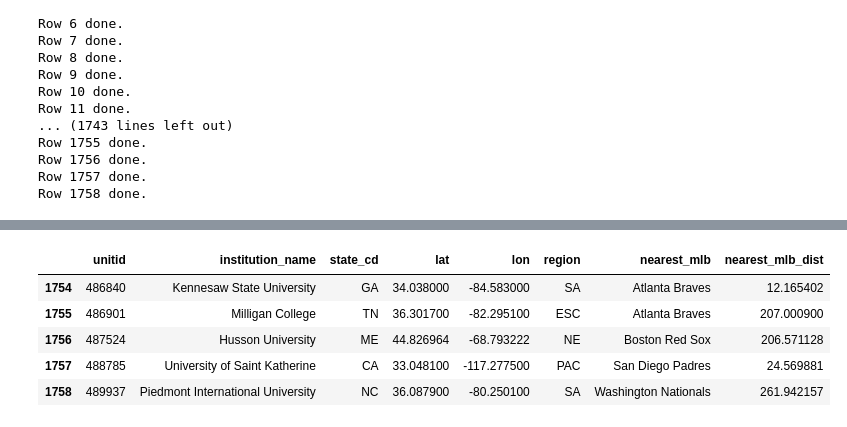
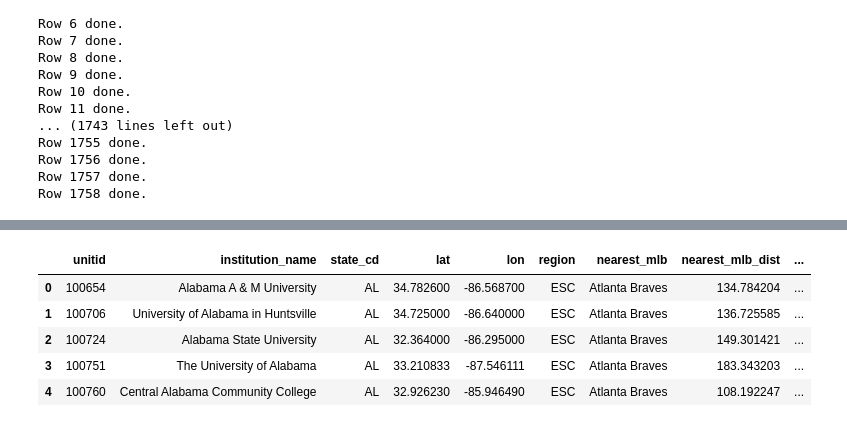
Before and after one commit to ean-maloney/final_project, a Jupyter notebook: Data Transform/get_nearest_teams.ipynb, the cells around one changed output, grey strips where cells are left out. Drawn from its saved outputs; the diff is of its cells as text; code cells hidden in the pictures.

Commit message:
Added school_geo.csv

```diff
--- a/Data Transform/get_nearest_teams.ipynb
+++ b/Data Transform/get_nearest_teams.ipynb
@@ -170,3 +141,25 @@ Row 1755 done.
 Row 1756 done.
 Row 1757 done.
 Row 1758 done.
+# %%
+school_geo['nearest_nba'] = ''
+school_geo['nearest_nba_dist'] = np.nan
+# %%
+for index, row in school_geo.iterrows():
+    nearest_nba = ''
+    nearest_nba_dist = 1000000000
+
+    school_coord = (row['lat'], row['lon'])
+
+    for index2, team in nba_geo.iterrows():
+        nba_coord = (team['Latitude'], team['Longitude'])
+        dist = hav.haversine(school_coord, nba_coord, unit = Unit.MILES)
+
+        if dist < nearest_nba_dist:
+            nearest_nba = team['Team']
+            nearest_nba_dist = dist
+
+            school_geo.at[index, 'nearest_nba'] = nearest_nba
+            school_geo.at[index, 'nearest_nba_dist'] = nearest_nba_dist
+
+    print(f'Row {index} done.')
@@ -173,9 +184,9 @@ Row 1758 done.
 # %%
-school_geo.tail()
+school_geo.head()
 # %% [output]
-|  | unitid | institution_name | state_cd | lat | lon | region | nearest_mlb | nearest_mlb_dist |
-| 1754 | 486840 | Kennesaw State University | GA | 34.038000 | -84.583000 | SA | Atlanta Braves | 12.165402 |
-| 1755 | 486901 | Milligan College | TN | 36.301700 | -82.295100 | ESC | Atlanta Braves | 207.000900 |
-| 1756 | 487524 | Husson University | ME | 44.826964 | -68.793222 | NE | Boston Red Sox | 206.571128 |
-| 1757 | 488785 | University of Saint Katherine | CA | 33.048100 | -117.277500 | PAC | San Diego Padres | 24.569881 |
-| 1758 | 489937 | Piedmont International University | NC | 36.087900 | -80.250100 | SA | Washington Nationals | 261.942157 |
+|  | unitid | institution_name | state_cd | lat | lon | region | nearest_mlb | nearest_mlb_dist | ... |
+| 0 | 100654 | Alabama A & M University | AL | 34.782600 | -86.568700 | ESC | Atlanta Braves | 134.784204 | ... |
+| 1 | 100706 | University of Alabama in Huntsville | AL | 34.725000 | -86.640000 | ESC | Atlanta Braves | 136.725585 | ... |
+| 2 | 100724 | Alabama State University | AL | 32.364000 | -86.295000 | ESC | Atlanta Braves | 149.301421 | ... |
+| 3 | 100751 | The University of Alabama | AL | 33.210833 | -87.546111 | ESC | Atlanta Braves | 183.343203 | ... |
+| 4 | 100760 | Central Alabama Community College | AL | 32.926230 | -85.946490 | ESC | Atlanta Braves | 108.192247 | ... |
```
Also changed, not shown: parts of 5 cells of this notebook, 1 other file.
